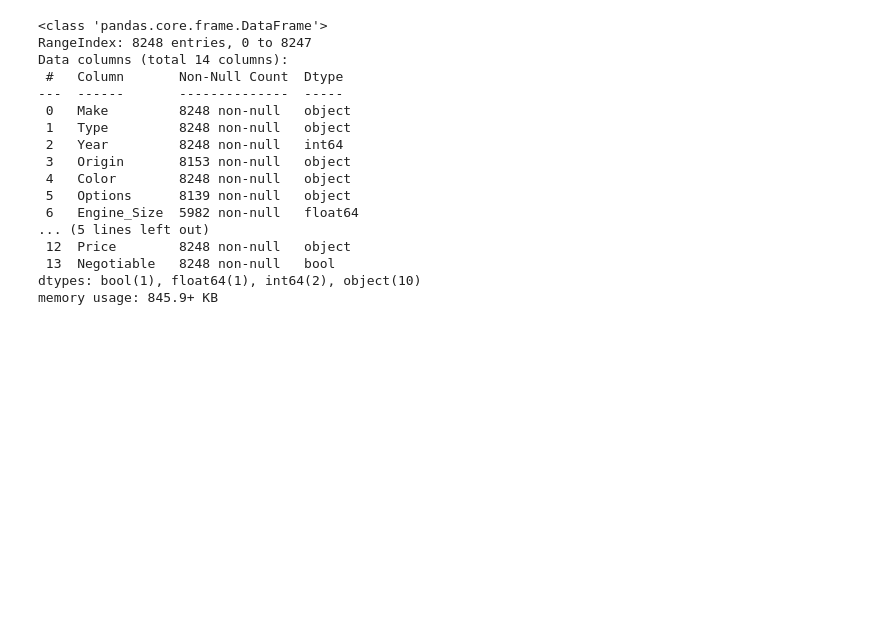
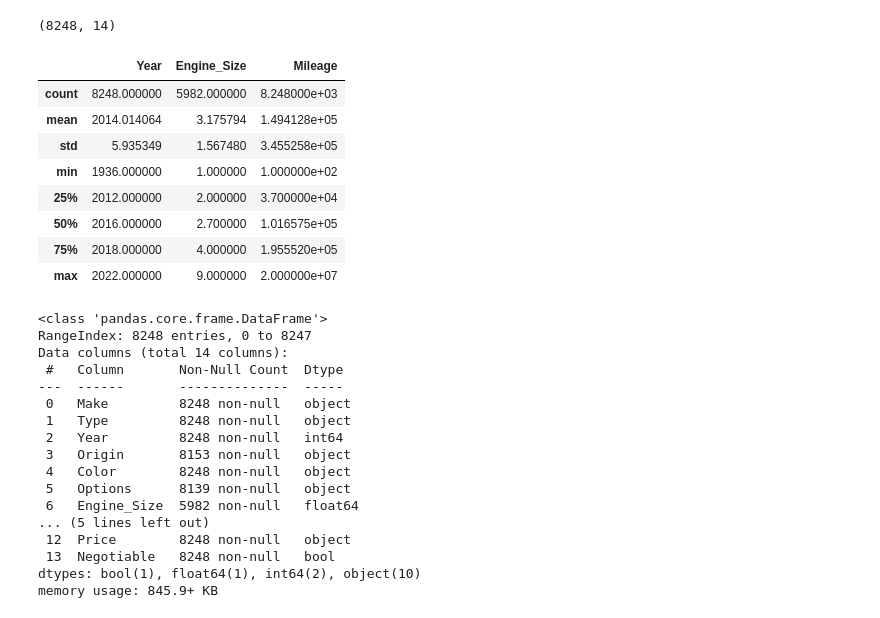
Before and after one commit to MoustafaMohamedMahmoud/Cars, a Jupyter notebook: pythonNote.ipynb, the cells around one changed output. Drawn from its saved outputs; the diff is of its cells as text; code cells hidden in the pictures; blank space fills up the shorter version.

```diff
--- a/pythonNote.ipynb
+++ b/pythonNote.ipynb
@@ -18,3 +18,19 @@ df.sample(5)
+# %%
+df.shape
+# %% [output]
+(8248, 14)
+# %%
+df.describe()
+# %% [output]
+|  | Year | Engine_Size | Mileage |
+| count | 8248.000000 | 5982.000000 | 8.248000e+03 |
+| mean | 2014.014064 | 3.175794 | 1.494128e+05 |
+| std | 5.935349 | 1.567480 | 3.455258e+05 |
+| min | 1936.000000 | 1.000000 | 1.000000e+02 |
+| 25% | 2012.000000 | 2.000000 | 3.700000e+04 |
+| 50% | 2016.000000 | 2.700000 | 1.016575e+05 |
+| 75% | 2018.000000 | 4.000000 | 1.955520e+05 |
+| max | 2022.000000 | 9.000000 | 2.000000e+07 |
 # %%
 df.info()
 # %% [output]
```
Also changed, not shown: parts of 3 cells of this notebook.
